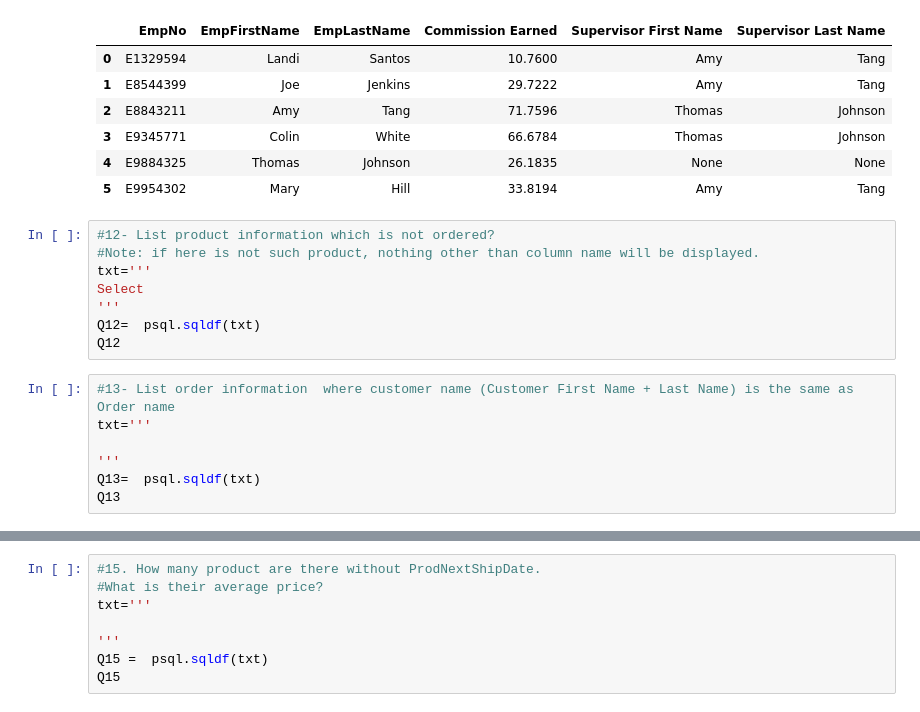
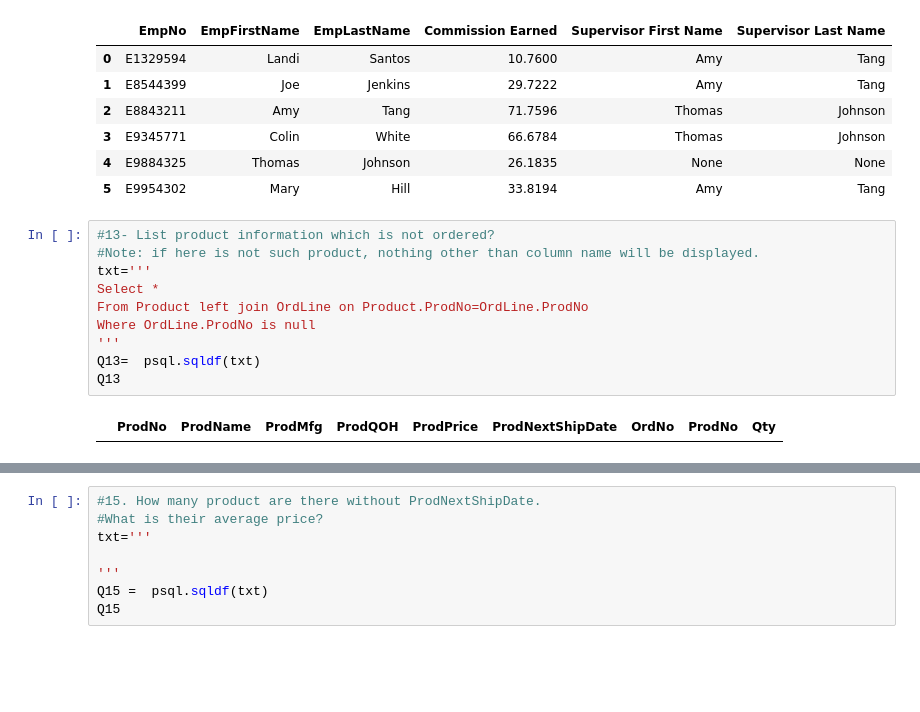
Before and after one commit to ogut77/BA, a Jupyter notebook: Homework3.ipynb, the cells around one changed output, grey strips where cells are left out. Drawn from its saved outputs; the diff is of its cells as text; blank space fills up the shorter version.

```diff
--- a/Homework3.ipynb
+++ b/Homework3.ipynb
@@ -242,17 +242,14 @@ Q12
 | 4 | E9884325 | Thomas | Johnson | 26.1835 | None | None |
 | 5 | E9954302 | Mary | Hill | 33.8194 | Amy | Tang |
 # %%
-#12- List product information which is not ordered?
+#13- List product information which is not ordered?
 #Note: if here is not such product, nothing other than column name will be displayed.
 txt='''
-Select
+Select *
+From Product left join OrdLine on Product.ProdNo=OrdLine.ProdNo
+Where OrdLine.ProdNo is null
 '''
-Q12=  psql.sqldf(txt)
-Q12
+Q13=  psql.sqldf(txt)
+Q13
+# %% [output]
+|  | ProdNo | ProdName | ProdMfg | ProdQOH | ProdPrice | ProdNextShipDate | OrdNo | ProdNo | Qty |
-# %%
-#13- List order information  where customer name (Customer First Name + Last Name) is the same as Order name
-txt='''
-
-'''
-Q13=  psql.sqldf(txt)
-Q13
```
Also changed, not shown: parts of 4 cells of this notebook.
